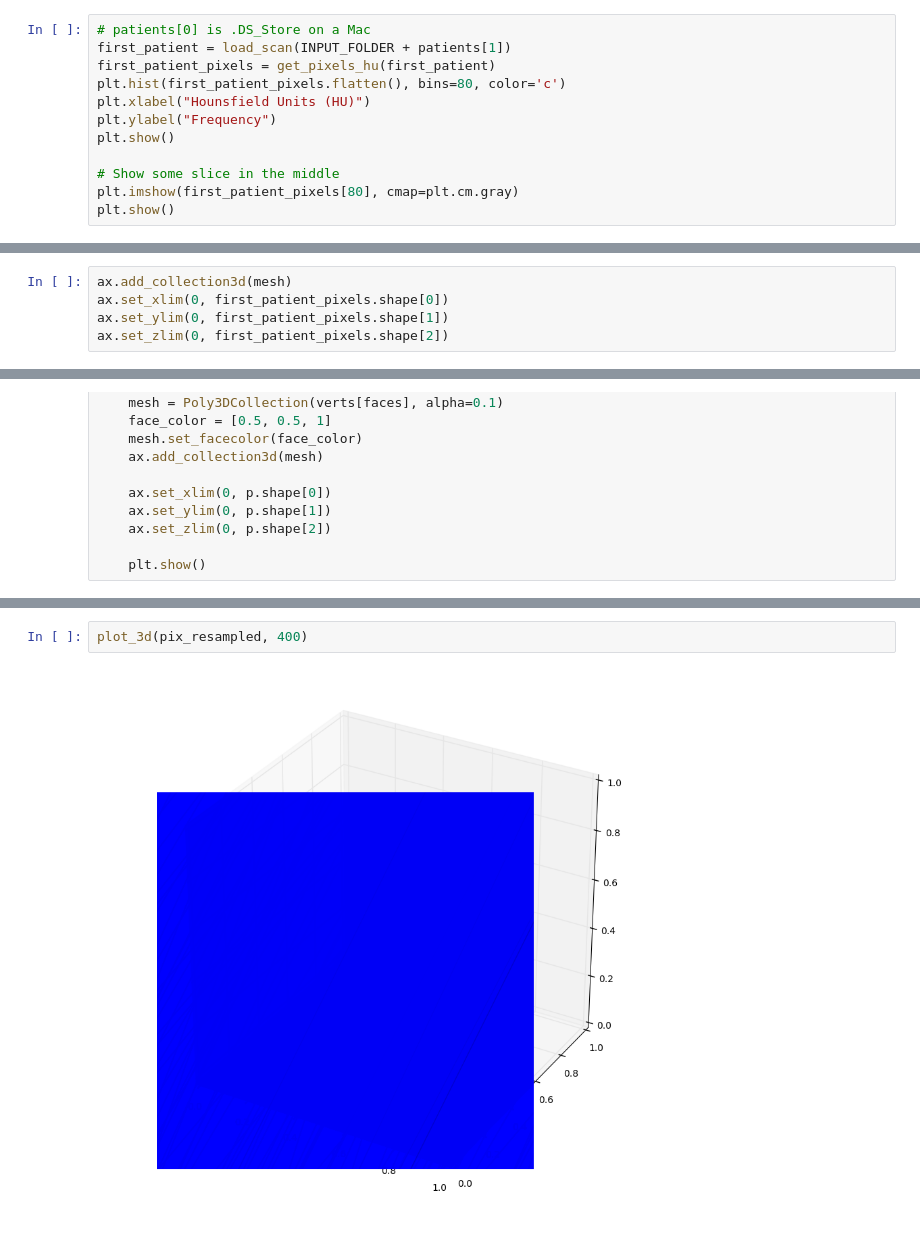
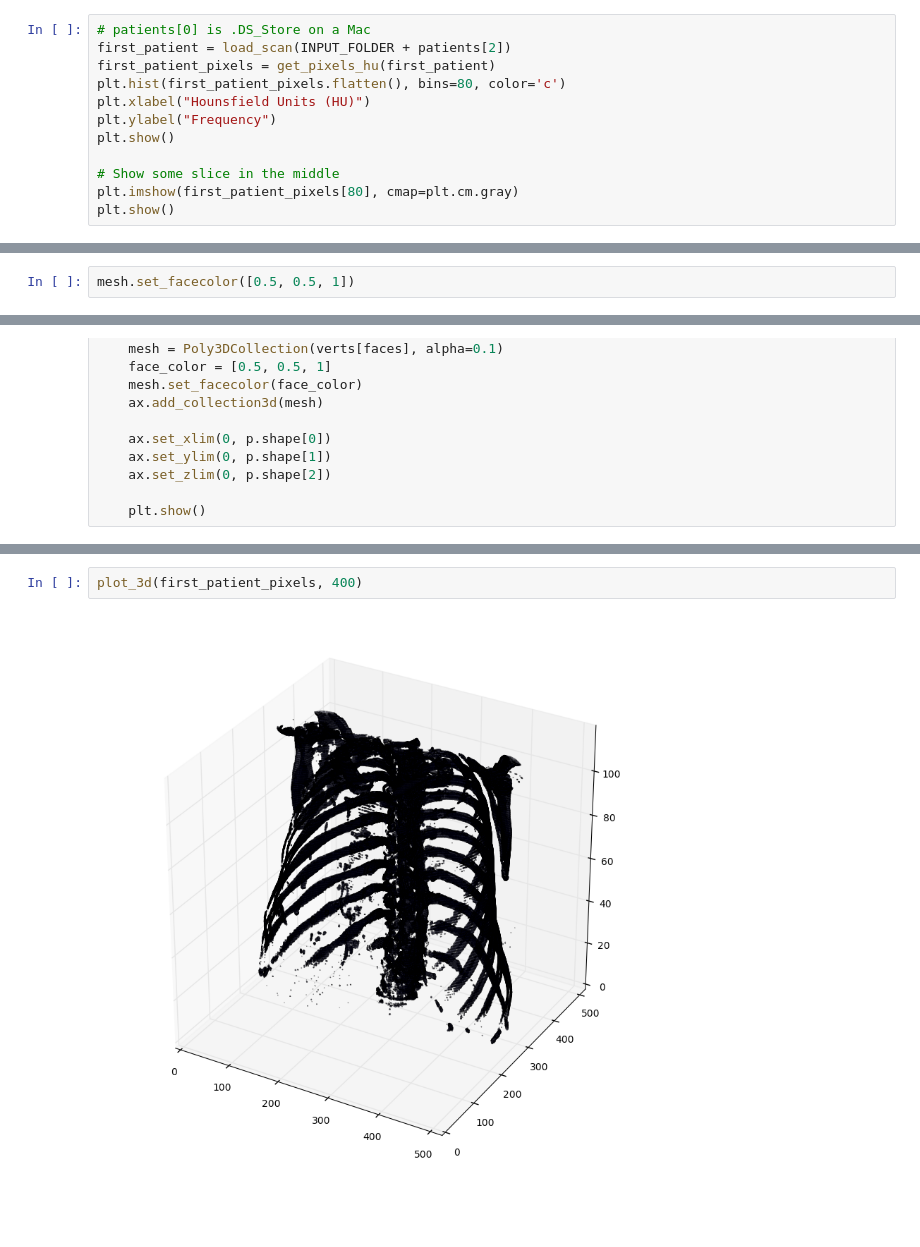
Before and after one commit to MichaelMa2014/Kaggle, a Jupyter notebook: LungCancer/Prepocessing.ipynb, the cells around one changed output, grey strips where cells are left out. Saved outputs shown, nothing was run; the diff lists cells and outputs as text; blank space fills up the shorter version.

```diff
--- a/LungCancer/Prepocessing.ipynb
+++ b/LungCancer/Prepocessing.ipynb
@@ -135,7 +135,7 @@ def get_pixels_hu(slices):
     return np.array(image, dtype=np.int16)
 # %%
 # patients[0] is .DS_Store on a Mac
-first_patient = load_scan(INPUT_FOLDER + patients[1])
+first_patient = load_scan(INPUT_FOLDER + patients[2])
 first_patient_pixels = get_pixels_hu(first_patient)
 plt.hist(first_patient_pixels.flatten(), bins=80, color='c')
 plt.xlabel("Hounsfield Units (HU)")
@@ -159,8 +175,3 @@ mesh = Poly3DCollection(verts[faces], alpha=0.1)
 mesh
 # %% [output]
 <mpl_toolkits.mplot3d.art3d.Poly3DCollection at 0x...>
-# %%
-ax.add_collection3d(mesh)
-ax.set_xlim(0, first_patient_pixels.shape[0])
-ax.set_ylim(0, first_patient_pixels.shape[1])
-ax.set_zlim(0, first_patient_pixels.shape[2])
@@ -172,0 +178,2 @@ plt.show()
+# %%
+mesh.set_facecolor([0.5, 0.5, 1])
@@ -217,4 +209,4 @@ print("Shape after resampling\t", pix_resampled.shape)
 # %%
-plot_3d(pix_resampled, 400)
+plot_3d(first_patient_pixels, 400)
 # %% [output]
-[figure, old version]
+[figure, new version]
```
Also changed, not shown: parts of 13 cells of this notebook.
